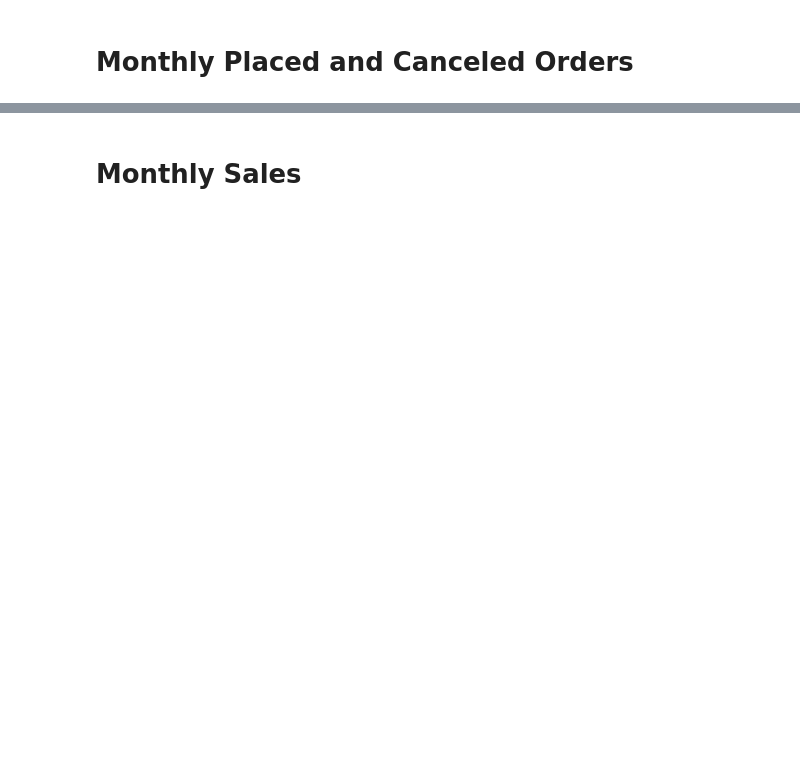
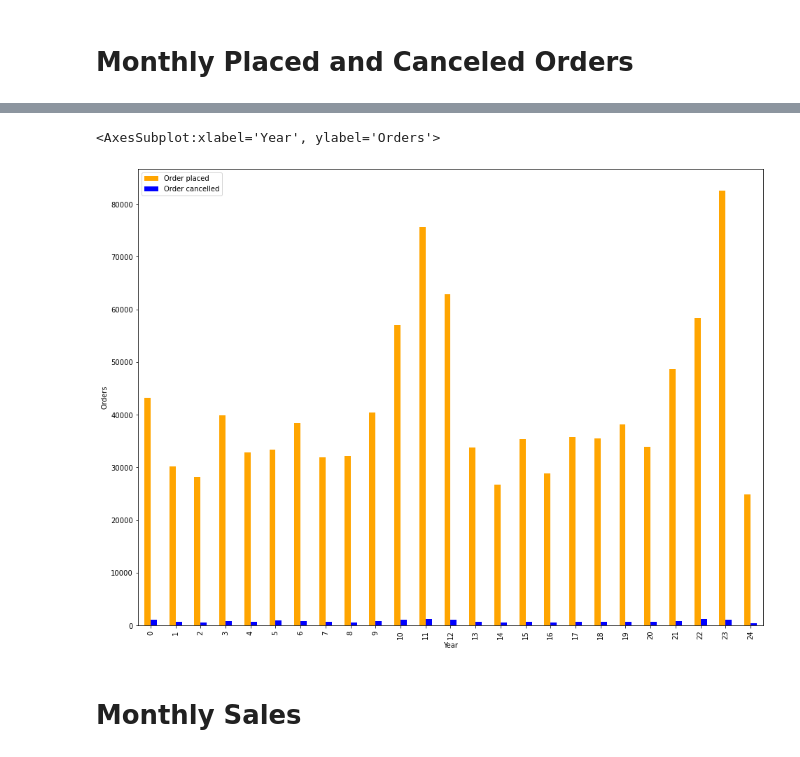
Before and after one commit to jarviscanada/jarvis_data_eng_GozdeArslan, a Jupyter notebook: python_data_analytics/python_data_wrangling/retail_data_analytics_wrangling.ipynb, the cells around one changed output, grey strips where cells are left out. Saved outputs shown, nothing was run; the diff lists cells and outputs as text; code cells hidden in the pictures; blank space fills up the shorter version.

```diff
--- a/python_data_analytics/python_data_wrangling/retail_data_analytics_wrangling.ipynb
+++ b/python_data_analytics/python_data_wrangling/retail_data_analytics_wrangling.ipynb
@@ -193,0 +242,4 @@ invoice_df.head()
+# %%
+#insert the 'YYYYMM'column into the Dataframe.
+retail_df['YYYYMM'] = retail_df['invoice_date'].dt.year.astype(int) * 100 + retail_df['invoice_date'].dt.month.astype(int)
+retail_df.head(10)
@@ -194,2 +258,19 @@ invoice_df.head()
+# %%
+#group orders by year and count orders by months
+retail_monthly = retail_df.groupby('YYYYMM')
+monthly_total = retail_monthly['invoice'].count()
+# %%
+#total orders by months
+cancelled_by_month = retail_df[retail_df['invoice'].str.startswith('C')].groupby('YYYYMM')
+monthly_cancelled = cancelled_by_month['invoice'].count()
+monthly_placed = monthly_total - 2 * monthly_cancelled
+# %%
+#Plot the monthly cancelled orders
+placed_cancelled_df = pd.concat([monthly_placed.rename('Order placed'), monthly_cancelled.rename('Order cancelled')], axis=1)
+placed_cancelled_df.reset_index(inplace=True)
+placed_cancelled_df.plot(y=["Order placed", "Order cancelled"], kind="bar", figsize=(16,12), xlabel="Year", ylabel="Orders",color={"orange","blue"})
+# %% [output]
+<AxesSubplot:xlabel='Year', ylabel='Orders'>
+[figure, added]
 # %% [markdown]
 # Monthly Sales
```
Also changed, not shown: parts of 21 cells of this notebook, 8 other files.
